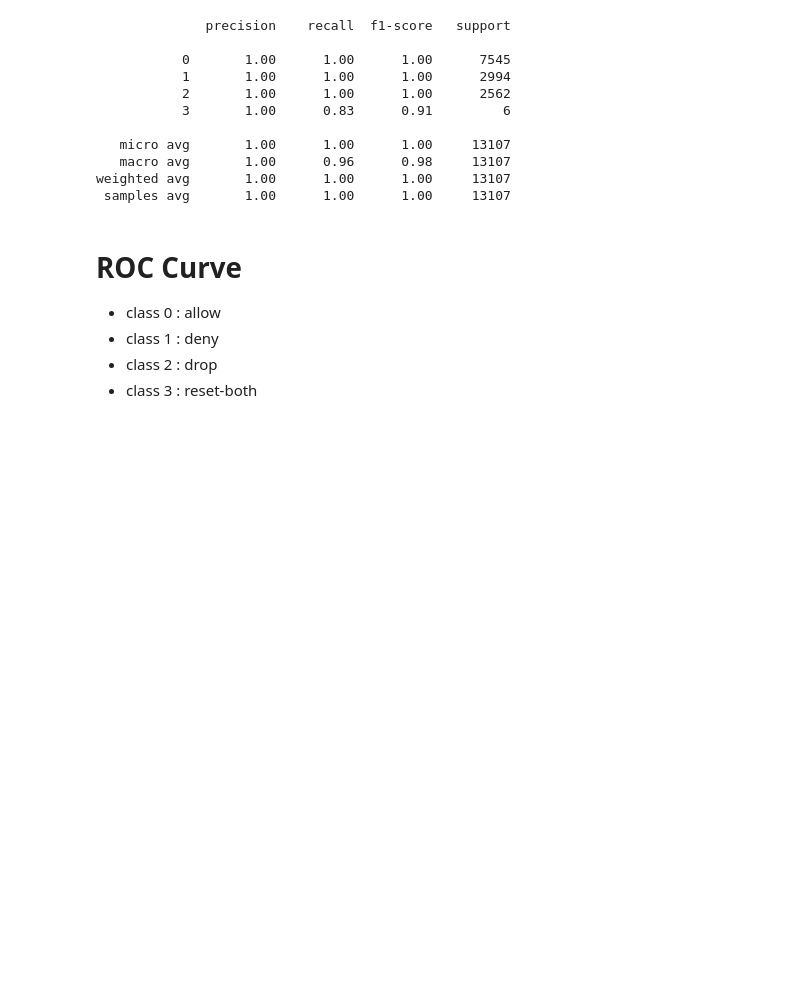
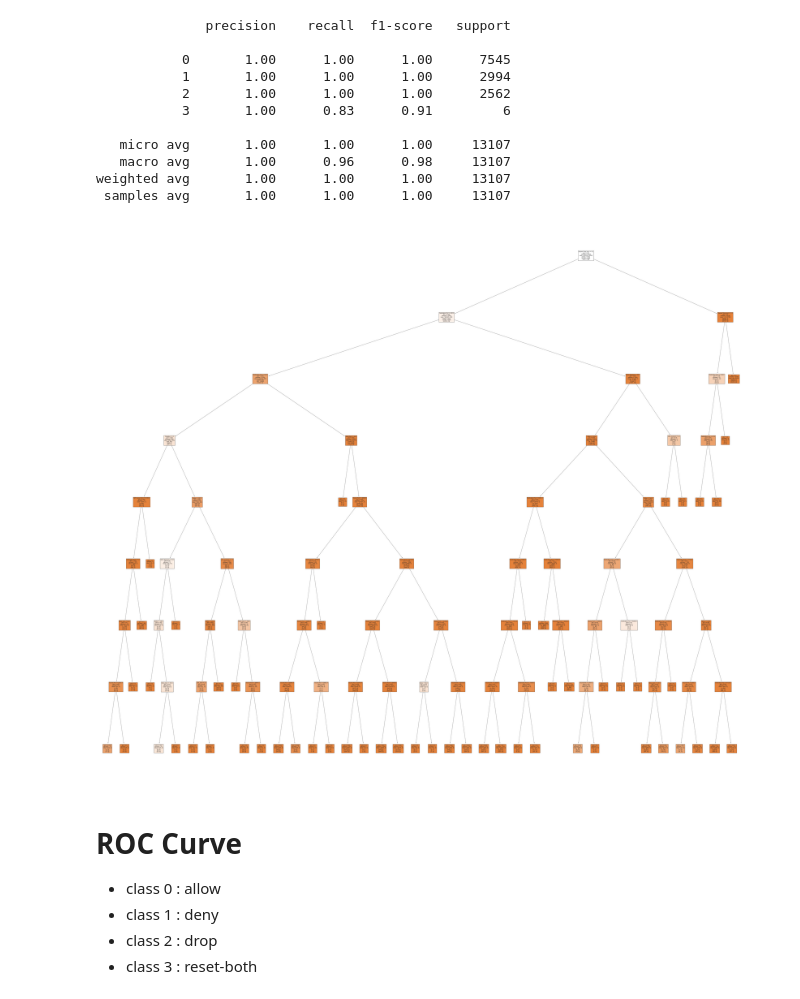
Before and after one commit to HikariJadeEmpire/Firewall_Classifier, a Jupyter notebook: ML_Firewall.ipynb, the cells around one changed output. Saved outputs shown, nothing was run; the diff lists cells and outputs as text; code cells hidden in the pictures; blank space fills up the shorter version.

```diff
--- a/ML_Firewall.ipynb
+++ b/ML_Firewall.ipynb
@@ -102,13 +102,13 @@ array(['allow', 'drop', 'deny', 'reset-both'], dtype=object)
 # Prepare X and Y
 
 x = df.drop(columns=['Action'])
-y = df.loc[ :, ["Action"] ]
+Y = df.loc[ :, ["Action"] ]
 # %%
 # Binarize the output
 
 from sklearn import preprocessing
 
-y = preprocessing.label_binarize(y, classes=['allow', 'deny', 'drop', 'reset-both'])
+y = preprocessing.label_binarize(Y, classes=['allow', 'deny', 'drop', 'reset-both'])
 n_classes = y.shape[1]
 # %%
 print(y)
@@ -225,6 +225,14 @@ print(classification_report(y_test, y_pred))
    macro avg       1.00      0.96      0.98     13107
 weighted avg       1.00      1.00      1.00     13107
  samples avg       1.00      1.00      1.00     13107
+# %%
+fig = plt.figure(figsize=(30,26),dpi=150)
+_ = tree.plot_tree(classifier,
+                   feature_names=x.columns,
+                   class_names=Y.columns,
+                   filled=True)
+# %% [output]
+[figure, added]
 # %% [markdown]
 # ROC Curve
 - class 0 : allow
```
